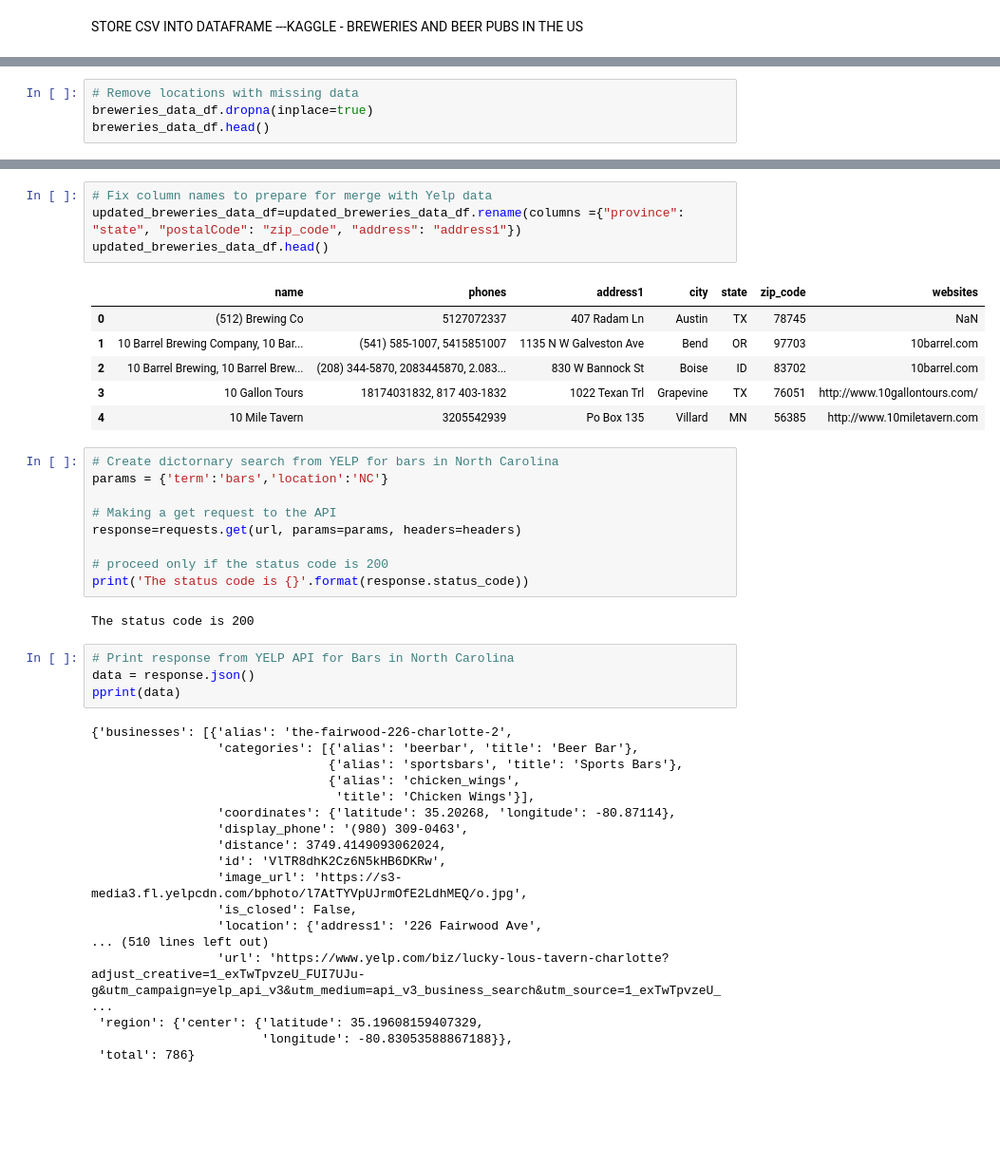
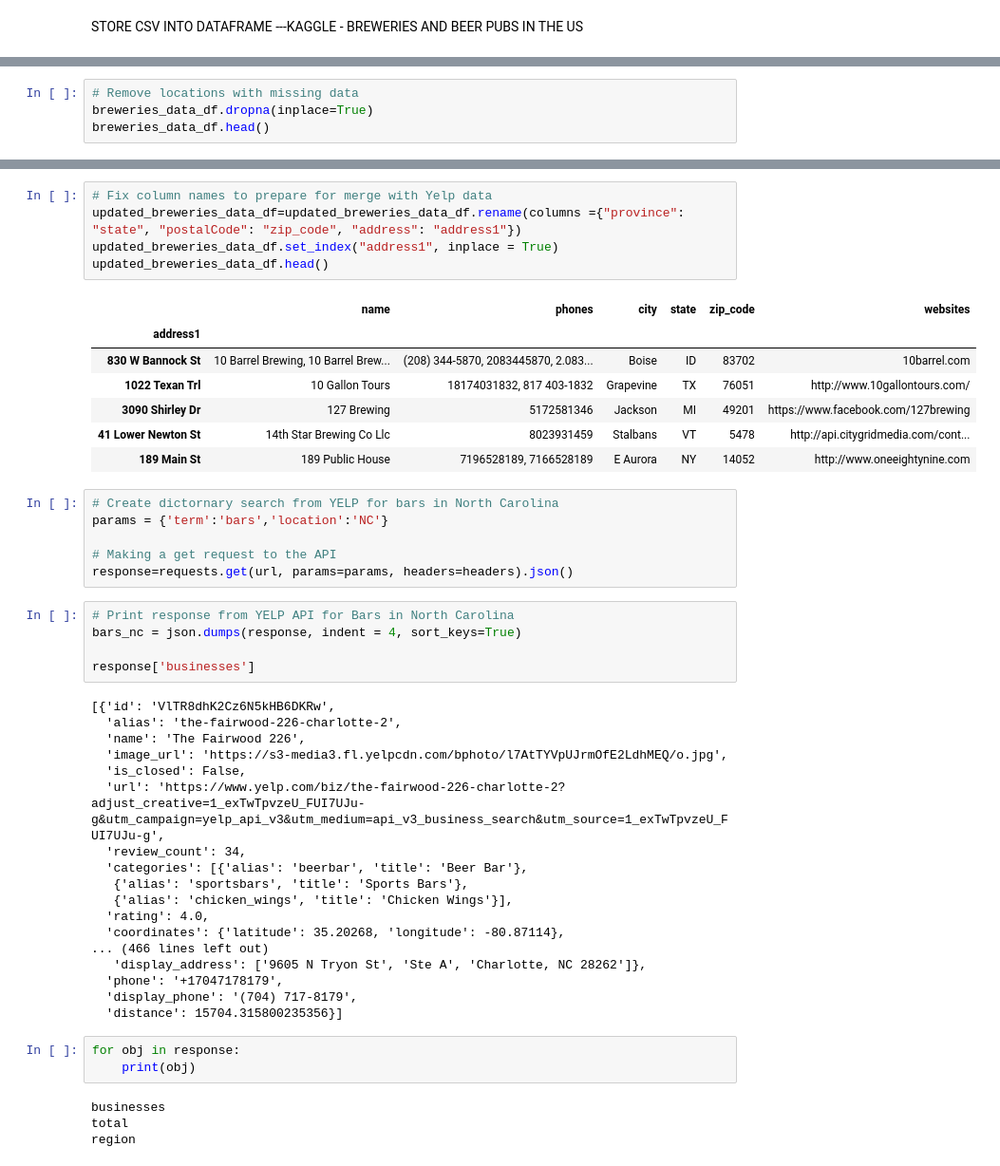
Before and after one commit to melindaeudy/ETL-Project, a Jupyter notebook: ETL.ipynb, the cells around one changed output, grey strips where cells are left out. Shown: that part at 95% size. Saved outputs shown, nothing was run; the diff lists cells and outputs as text; blank space fills up the shorter version.

```diff
--- a/ETL.ipynb
+++ b/ETL.ipynb
@@ -27,6 +27,6 @@ breweries_data_df.head()
 | 4 | Po Box 135 | American Restaurants, Bar & Grill... | Villard | US | us/mn/villard/pobox135 | NaN | NaN | 10 Mile Tavern | 3205542939 | 56385 | ... |
 # %%
 # Remove locations with missing data
-breweries_data_df.dropna(inplace=true)
+breweries_data_df.dropna(inplace=True)
 breweries_data_df.head()
 # %% [output]
@@ -51,44 +56,49 @@ updated_breweries_data_df.head()
 # %%
 # Fix column names to prepare for merge with Yelp data
 updated_breweries_data_df=updated_breweries_data_df.rename(columns ={"province": "state", "postalCode": "zip_code", "address": "address1"})
+updated_breweries_data_df.set_index("address1", inplace = True)
 updated_breweries_data_df.head()
 # %% [output]
-|  | name | phones | address1 | city | state | zip_code | websites |
-| 0 | (512) Brewing Co | 5127072337 | 407 Radam Ln | Austin | TX | 78745 | NaN |
-| 1 | 10 Barrel Brewing Company, 10 Bar... | (541) 585-1007, 5415851007 | 1135 N W Galveston Ave | Bend | OR | 97703 | 10barrel.com |
-| 2 | 10 Barrel Brewing, 10 Barrel Brew... | (208) 344-5870, 2083445870, 2.083... | 830 W Bannock St | Boise | ID | 83702 | 10barrel.com |
-| 3 | 10 Gallon Tours | 18174031832, 817 403-1832 | 1022 Texan Trl | Grapevine | TX | 76051 | http://www.10gallontours.com/ |
-| 4 | 10 Mile Tavern | 3205542939 | Po Box 135 | Villard | MN | 56385 | http://www.10miletavern.com |
+|  | name | phones | city | state | zip_code | websites |
+| address1 |  |  |  |  |  |  |
+| 830 W Bannock St | 10 Barrel Brewing, 10 Barrel Brew... | (208) 344-5870, 2083445870, 2.083... | Boise | ID | 83702 | 10barrel.com |
+| 1022 Texan Trl | 10 Gallon Tours | 18174031832, 817 403-1832 | Grapevine | TX | 76051 | http://www.10gallontours.com/ |
+| 3090 Shirley Dr | 127 Brewing | 5172581346 | Jackson | MI | 49201 | https://www.facebook.com/127brewing |
+| 41 Lower Newton St | 14th Star Brewing Co Llc | 8023931459 | Stalbans | VT | 5478 | http://api.citygridmedia.com/cont... |
+| 189 Main St | 189 Public House | 7196528189, 7166528189 | E Aurora | NY | 14052 | http://www.oneeightynine.com |
 # %%
 # Create dictornary search from YELP for bars in North Carolina
 params = {'term':'bars','location':'NC'}
 
 # Making a get request to the API
-response=requests.get(url, params=params, headers=headers)
-
-# proceed only if the status code is 200
-print('The status code is {}'.format(response.status_code))
+response=requests.get(url, params=params, headers=headers).json()
-# %% [output]
-The status code is 200
 # %%
 # Print response from YELP API for Bars in North Carolina
-data = response.json()
-pprint(data)
+bars_nc = json.dumps(response, indent = 4, sort_keys=True)
+
+response['businesses']
 # %% [output]
-{'businesses': [{'alias': 'the-fairwood-226-charlotte-2',
-                 'categories': [{'alias': 'beerbar', 'title': 'Beer Bar'},
-                                {'alias': 'sportsbars', 'title': 'Sports Bars'},
-                                {'alias': 'chicken_wings',
-                                 'title': 'Chicken Wings'}],
-                 'coordinates': {'latitude': 35.20268, 'longitude': -80.87114},
-                 'display_phone': '(980) 309-0463',
-                 'distance': 3749.4149093062024,
-                 'id': 'VlTR8dhK2Cz6N5kHB6DKRw',
-                 'image_url': 'https://s3-media3.fl.yelpcdn.com/bphoto/l7AtTYVpUJrmOfE2LdhMEQ/o.jpg',
-                 'is_closed': False,
-                 'location': {'address1': '226 Fairwood Ave',
-... (510 lines left out)
-                 'url': 'https://www.yelp.com/biz/lucky-lous-tavern-charlotte?adjust_creative=1_exTwTpvzeU_FUI7UJu-g&utm_campaign=yelp_api_v3&utm_medium=api_v3_business_search&utm_source=1_exTwTpvzeU_ ...
- 'region': {'center': {'latitude': 35.19608159407329,
-                       'longitude': -80.83053588867188}},
- 'total': 786}
+[{'id': 'VlTR8dhK2Cz6N5kHB6DKRw',
+  'alias': 'the-fairwood-226-charlotte-2',
+  'name': 'The Fairwood 226',
+  'image_url': 'https://s3-media3.fl.yelpcdn.com/bphoto/l7AtTYVpUJrmOfE2LdhMEQ/o.jpg',
+  'is_closed': False,
+  'url': 'https://www.yelp.com/biz/the-fairwood-226-charlotte-2?adjust_creative=1_exTwTpvzeU_FUI7UJu-g&utm_campaign=yelp_api_v3&utm_medium=api_v3_business_search&utm_source=1_exTwTpvzeU_FUI7UJu-g',
+  'review_count': 34,
+  'categories': [{'alias': 'beerbar', 'title': 'Beer Bar'},
+   {'alias': 'sportsbars', 'title': 'Sports Bars'},
+   {'alias': 'chicken_wings', 'title': 'Chicken Wings'}],
+  'rating': 4.0,
+  'coordinates': {'latitude': 35.20268, 'longitude': -80.87114},
+... (466 lines left out)
+   'display_address': ['9605 N Tryon St', 'Ste A', 'Charlotte, NC 28262']},
+  'phone': '+17047178179',
+  'display_phone': '(704) 717-8179',
+  'distance': 15704.315800235356}]
+# %%
+for obj in response:
+    print(obj)
+# %% [output]
+businesses
+total
+region
```
Also changed, not shown: parts of 8 cells of this notebook.
